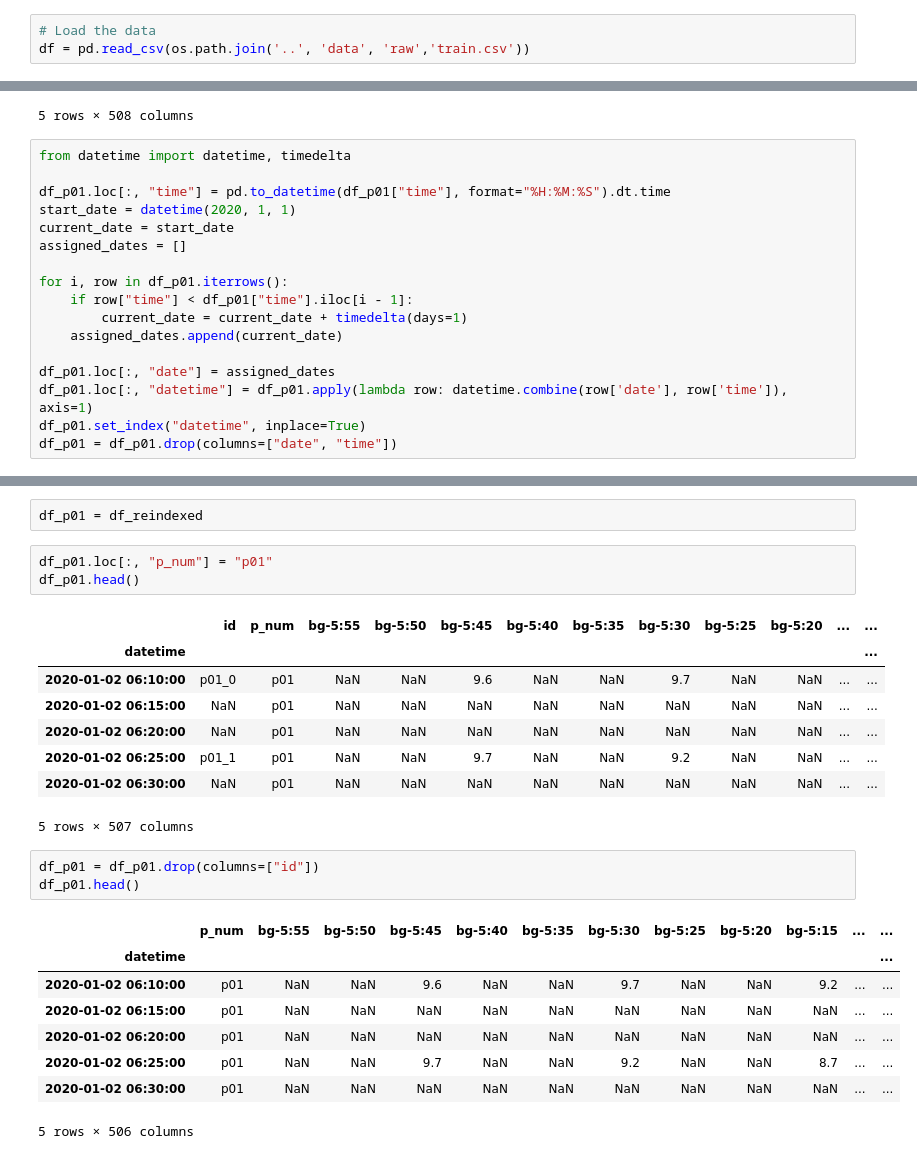
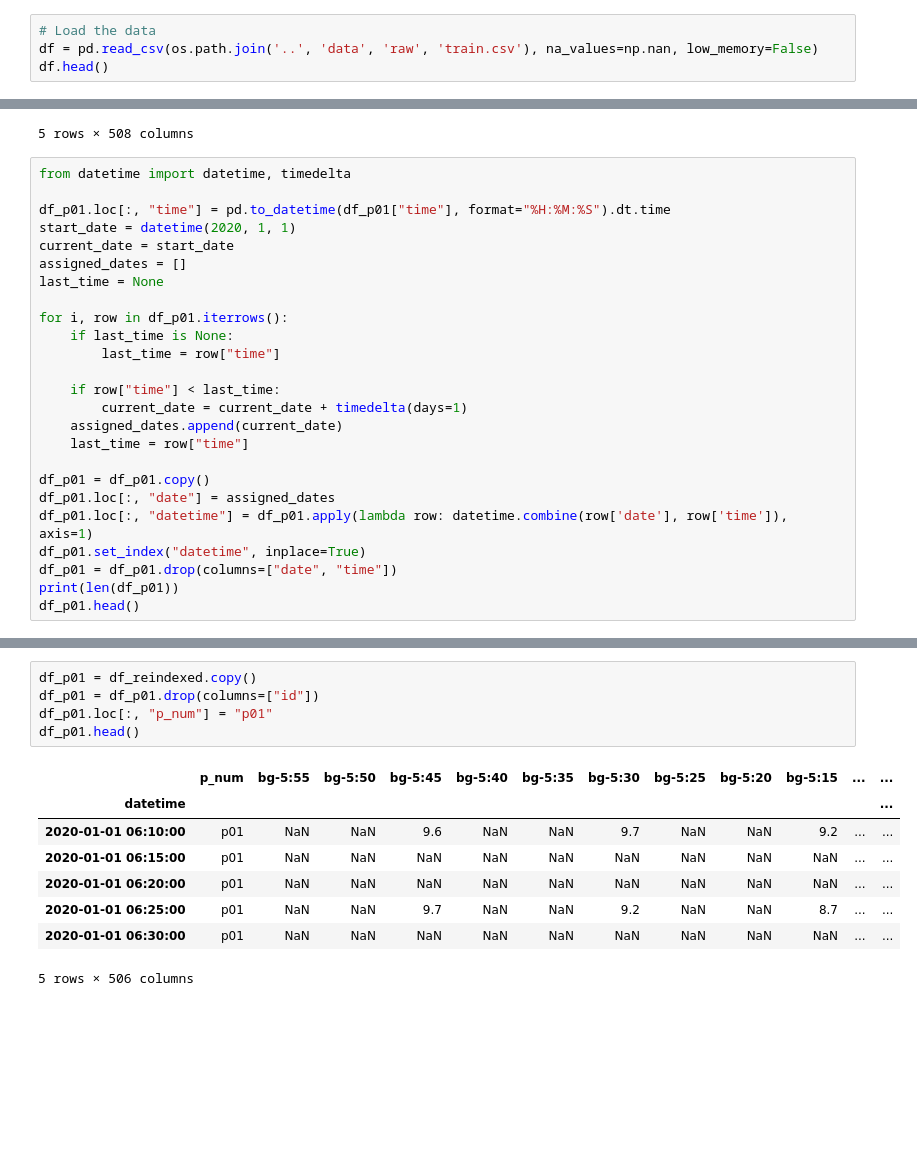
Before and after one commit to masaver/brist1d, a Jupyter notebook: notebooks/0.2-ralf-preprocessing.ipynb, the cells around one changed output, grey strips where cells are left out. Drawn from its saved outputs; the diff is of its cells as text; blank space fills up the shorter version.

```diff
--- a/notebooks/0.2-ralf-preprocessing.ipynb
+++ b/notebooks/0.2-ralf-preprocessing.ipynb
@@ -6,4 +6,5 @@ import matplotlib.pyplot as plt
 import seaborn as sns
 # %%
 # Load the data
-df = pd.read_csv(os.path.join('..', 'data', 'raw','train.csv'))
+df = pd.read_csv(os.path.join('..', 'data', 'raw', 'train.csv'), na_values=np.nan, low_memory=False)
+df.head()
@@ -36,14 +35,22 @@ df_p01.loc[:, "time"] = pd.to_datetime(df_p01["time"], format="%H:%M:%S").dt.tim
 start_date = datetime(2020, 1, 1)
 current_date = start_date
 assigned_dates = []
+last_time = None
 
 for i, row in df_p01.iterrows():
-    if row["time"] < df_p01["time"].iloc[i - 1]:
+    if last_time is None:
+        last_time = row["time"]
+
+    if row["time"] < last_time:
         current_date = current_date + timedelta(days=1)
     assigned_dates.append(current_date)
+    last_time = row["time"]
 
+df_p01 = df_p01.copy()
 df_p01.loc[:, "date"] = assigned_dates
 df_p01.loc[:, "datetime"] = df_p01.apply(lambda row: datetime.combine(row['date'], row['time']), axis=1)
 df_p01.set_index("datetime", inplace=True)
 df_p01 = df_p01.drop(columns=["date", "time"])
+print(len(df_p01))
+df_p01.head()
 # %% [output]
@@ -99,28 +79,16 @@ df_reindexed.head()
 5 rows × 507 columns
-# %%
-df_p01 = df_reindexed
 # %%
+df_p01 = df_reindexed.copy()
+df_p01 = df_p01.drop(columns=["id"])
 df_p01.loc[:, "p_num"] = "p01"
 df_p01.head()
 # %% [output]
-|  | id | p_num | bg-5:55 | bg-5:50 | bg-5:45 | bg-5:40 | bg-5:35 | bg-5:30 | bg-5:25 | bg-5:20 | ... | ... |
+|  | p_num | bg-5:55 | bg-5:50 | bg-5:45 | bg-5:40 | bg-5:35 | bg-5:30 | bg-5:25 | bg-5:20 | bg-5:15 | ... | ... |
 | datetime |  |  |  |  |  |  |  |  |  |  |  | ... |
-| 2020-01-02 06:10:00 | p01_0 | p01 | NaN | NaN | 9.6 | NaN | NaN | 9.7 | NaN | NaN | ... | ... |
-| 2020-01-02 06:15:00 | NaN | p01 | NaN | NaN | NaN | NaN | NaN | NaN | NaN | NaN | ... | ... |
-| 2020-01-02 06:20:00 | NaN | p01 | NaN | NaN | NaN | NaN | NaN | NaN | NaN | NaN | ... | ... |
-| 2020-01-02 06:25:00 | p01_1 | p01 | NaN | NaN | 9.7 | NaN | NaN | 9.2 | NaN | NaN | ... | ... |
-| 2020-01-02 06:30:00 | NaN | p01 | NaN | NaN | NaN | NaN | NaN | NaN | NaN | NaN | ... | ... |
+| 2020-01-01 06:10:00 | p01 | NaN | NaN | 9.6 | NaN | NaN | 9.7 | NaN | NaN | 9.2 | ... | ... |
+| 2020-01-01 06:15:00 | p01 | NaN | NaN | NaN | NaN | NaN | NaN | NaN | NaN | NaN | ... | ... |
+| 2020-01-01 06:20:00 | p01 | NaN | NaN | NaN | NaN | NaN | NaN | NaN | NaN | NaN | ... | ... |
+| 2020-01-01 06:25:00 | p01 | NaN | NaN | 9.7 | NaN | NaN | 9.2 | NaN | NaN | 8.7 | ... | ... |
+| 2020-01-01 06:30:00 | p01 | NaN | NaN | NaN | NaN | NaN | NaN | NaN | NaN | NaN | ... | ... |
-5 rows × 507 columns
+5 rows × 506 columns
-# %%
-df_p01 = df_p01.drop(columns=["id"])
-df_p01.head()
-# %% [output]
-|  | p_num | bg-5:55 | bg-5:50 | bg-5:45 | bg-5:40 | bg-5:35 | bg-5:30 | bg-5:25 | bg-5:20 | bg-5:15 | ... | ... |
-| datetime |  |  |  |  |  |  |  |  |  |  |  | ... |
-| 2020-01-02 06:10:00 | p01 | NaN | NaN | 9.6 | NaN | NaN | 9.7 | NaN | NaN | 9.2 | ... | ... |
-| 2020-01-02 06:15:00 | p01 | NaN | NaN | NaN | NaN | NaN | NaN | NaN | NaN | NaN | ... | ... |
-| 2020-01-02 06:20:00 | p01 | NaN | NaN | NaN | NaN | NaN | NaN | NaN | NaN | NaN | ... | ... |
-| 2020-01-02 06:25:00 | p01 | NaN | NaN | 9.7 | NaN | NaN | 9.2 | NaN | NaN | 8.7 | ... | ... |
-| 2020-01-02 06:30:00 | p01 | NaN | NaN | NaN | NaN | NaN | NaN | NaN | NaN | NaN | ... | ... |
-5 rows × 506 columns
 # %%
```
Also changed, not shown: parts of 14 cells of this notebook, 5 other files.
